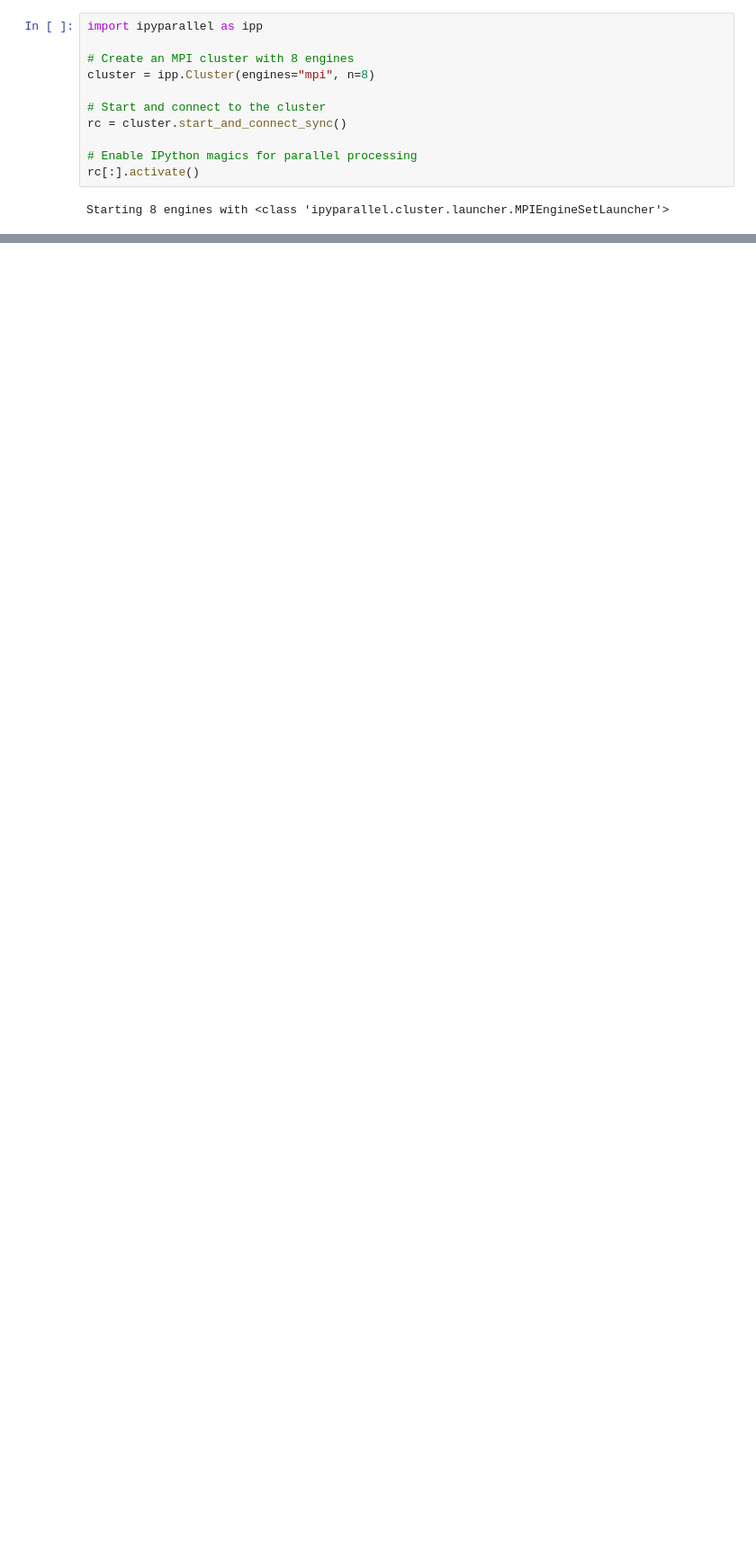
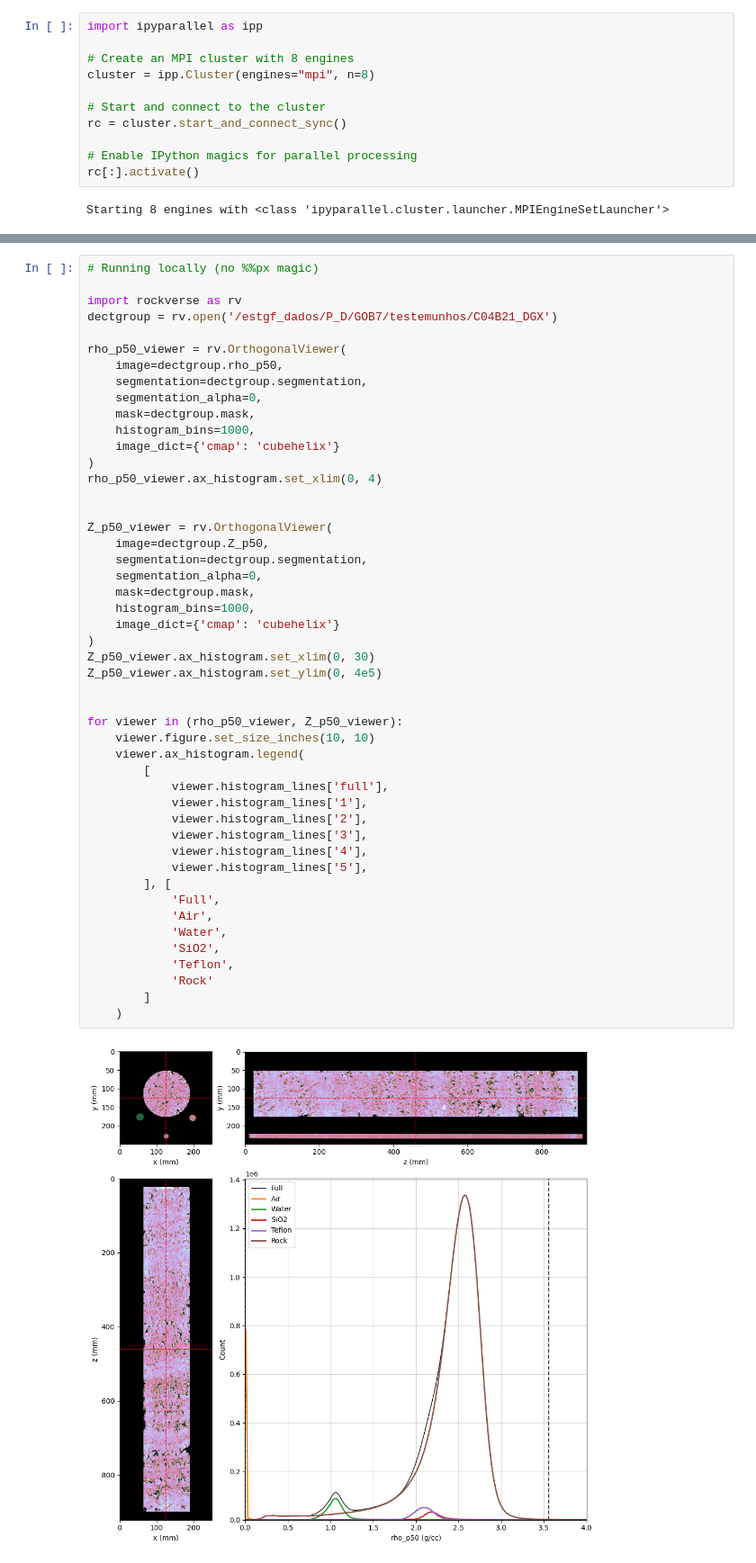
Before and after one commit to rodolfovictor/rockverse, a Jupyter notebook: docs/source/tutorials/digitalrock/dual_energy/dual_energy_tutorial_process.ipynb, the cells around one changed output, grey strips where cells are left out. Shown at 90% size. Drawn from its saved outputs; the diff is of its cells as text; blank space fills up the shorter version.

```diff
--- a/docs/source/tutorials/digitalrock/dual_energy/dual_energy_tutorial_process.ipynb
+++ b/docs/source/tutorials/digitalrock/dual_energy/dual_energy_tutorial_process.ipynb
@@ -93,3 +96,53 @@ following new voxel images as attributes of dectgroup:
 - ``Z_p75``: Voxel image with the the third quartile for the effective atomic number per voxel.
 - ``Z_max``: Voxel image with the maximum effective atomic number per voxel.
 - ``valid``: Voxel image with the number of valid Monte Carlo results for each voxel.
+# %%
+# Running locally (no %%px magic)
+
+import rockverse as rv
+dectgroup = rv.open('/estgf_dados/P_D/GOB7/testemunhos/C04B21_DGX')
+
+rho_p50_viewer = rv.OrthogonalViewer(
+    image=dectgroup.rho_p50,
+    segmentation=dectgroup.segmentation,
+    segmentation_alpha=0,
+    mask=dectgroup.mask,
+    histogram_bins=1000,
+    image_dict={'cmap': 'cubehelix'}
+)
+rho_p50_viewer.ax_histogram.set_xlim(0, 4)
+
+
+Z_p50_viewer = rv.OrthogonalViewer(
+    image=dectgroup.Z_p50,
+    segmentation=dectgroup.segmentation,
+    segmentation_alpha=0,
+    mask=dectgroup.mask,
+    histogram_bins=1000,
+    image_dict={'cmap': 'cubehelix'}
+)
+Z_p50_viewer.ax_histogram.set_xlim(0, 30)
+Z_p50_viewer.ax_histogram.set_ylim(0, 4e5)
+
+
+for viewer in (rho_p50_viewer, Z_p50_viewer):
+    viewer.figure.set_size_inches(10, 10)
+    viewer.ax_histogram.legend(
+        [
+            viewer.histogram_lines['full'],
+            viewer.histogram_lines['1'],
+            viewer.histogram_lines['2'],
+            viewer.histogram_lines['3'],
+            viewer.histogram_lines['4'],
+            viewer.histogram_lines['5'],
+        ], [
+            'Full',
+            'Air',
+            'Water',
+            'SiO2',
+            'Teflon',
+            'Rock'
+        ]
+    )
+# %% [output]
+[figure, added]
```
Also changed, not shown: parts of 7 cells of this notebook, 49 other files.
